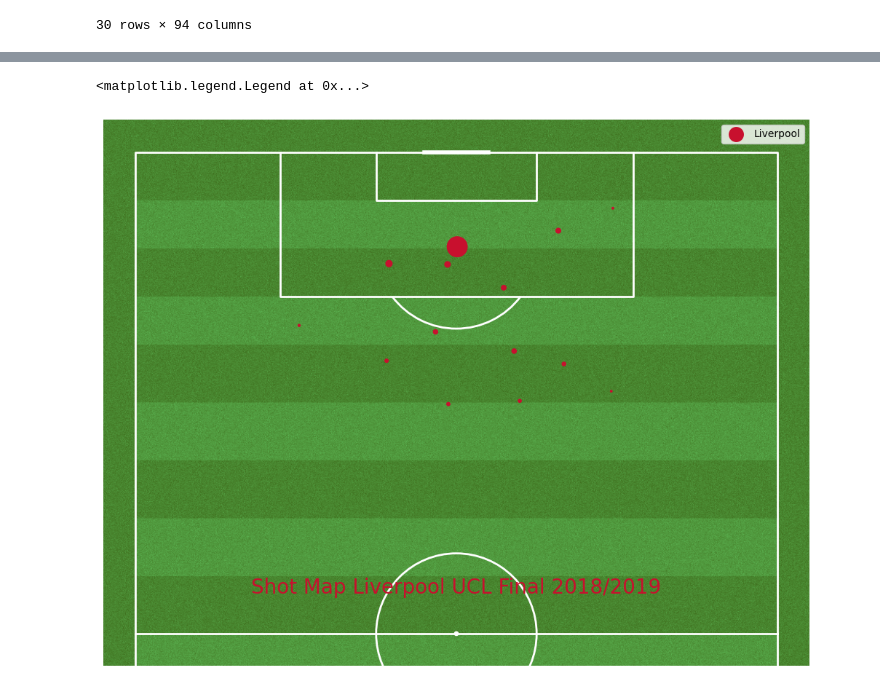
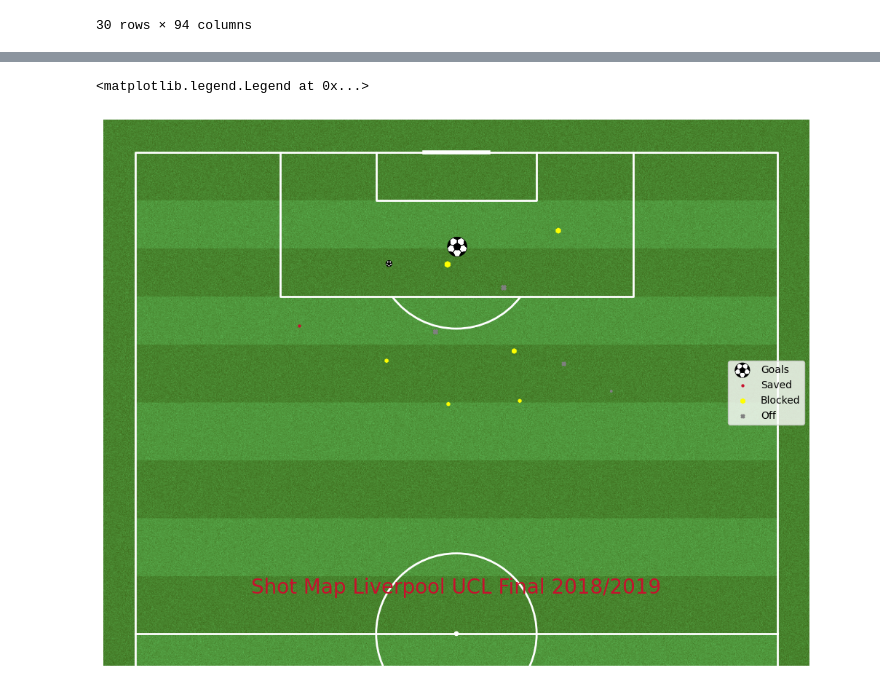
Before and after one commit to aloverse/BigDataFutbol, a Jupyter notebook: shotMap.ipynb, the cells around one changed output, grey strips where cells are left out. Drawn from its saved outputs; the diff is of its cells as text; code cells hidden in the pictures.

```diff
--- a/shotMap.ipynb
+++ b/shotMap.ipynb
@@ -98,21 +118,46 @@ See the caveats in the documentation: https://pandas.pydata.org/pandas-docs/stab
 # %%
 liv='#c8102E'
 liv_df = df[df["team"]=='Liverpool'].copy()
+
+
+df_goals = liv_df[liv_df['shot_outcome'] == 'Goal'].copy()
+df_saved = liv_df[liv_df['shot_outcome'] == 'Saved'].copy()
+df_blocked = liv_df[liv_df['shot_outcome'] == 'Blocked'].copy()
+df_off = liv_df[liv_df['shot_outcome'] == 'Off T'].copy()
+
 pitch=VerticalPitch(
     half =True,
     pitch_color='grass',
     stripe=True,
     line_color='white'
 )
 fig , ax = pitch.draw(figsize=(10,8))
-sc = pitch.scatter(liv_df['startx'],liv_df['starty'],
-                    s = liv_df['shot_statsbomb_xg']*500,
+sc1 = pitch.scatter(df_goals['startx'],df_goals['starty'],
+                    s = df_goals['shot_statsbomb_xg']*500,
+                    ax=ax,
+                    marker = 'football',
+                    label="Goals")
+sc2 = pitch.scatter(df_saved['startx'],df_saved['starty'],
+                    s = df_saved['shot_statsbomb_xg']*500,
+                    ax=ax,
                     c=liv,
+                    marker = 'o',
+                    label="Saved")
+sc3 = pitch.scatter(df_blocked['startx'],df_blocked['starty'],
+                    s = df_blocked['shot_statsbomb_xg']*500,
                     ax=ax,
-                    label="Liverpool")
+                    c='yellow',
+                    marker = 'h',
+                    label="Blocked")
+sc4 = pitch.scatter(df_off['startx'],df_off['starty'],
+                    s = df_off['shot_statsbomb_xg']*500,
+                    ax=ax,
+                    c='grey',
+                    marker = 'X',
+                    label="Off")
 
 ax.annotate("Shot Map Liverpool UCL Final 2018/2019",(40,65),fontsize=20,ha='center',c=liv)
 ax.legend()
 # %% [output]
 <matplotlib.legend.Legend at 0x...>
-[figure, old version]
+[figure, new version]
```
Also changed, not shown: parts of 3 cells of this notebook.
